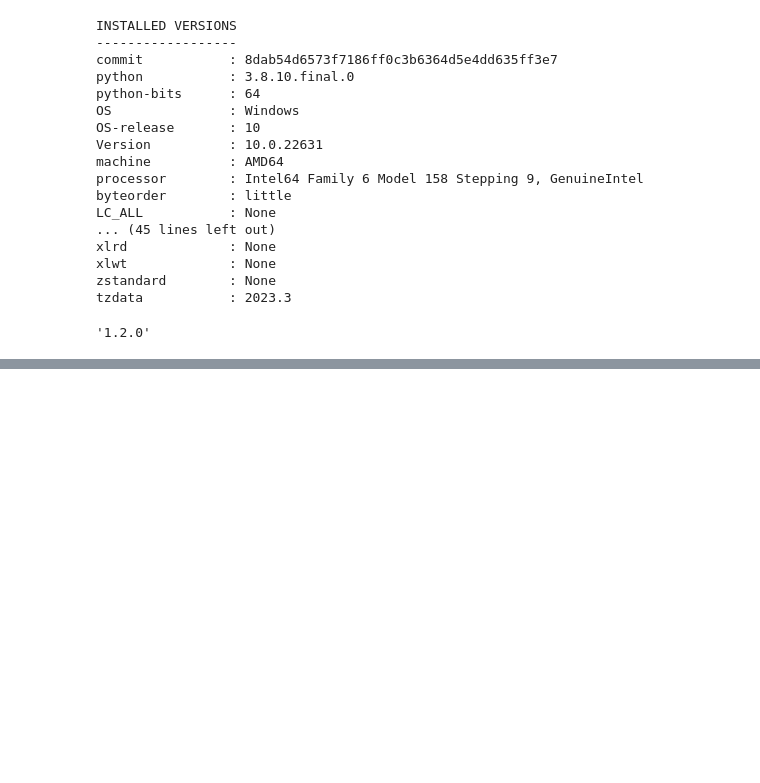
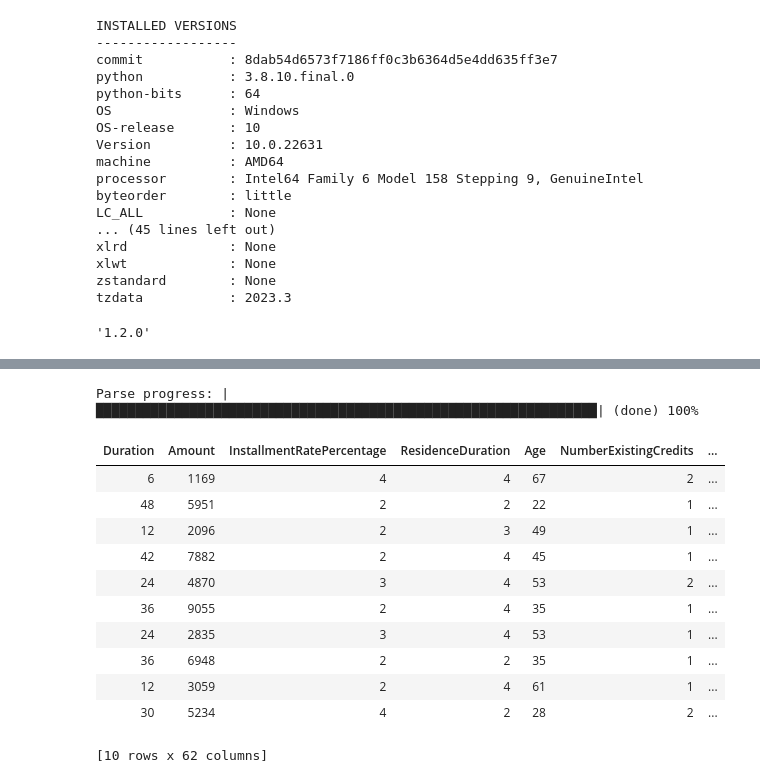
Before and after one commit to caojingw/ml_template, a Jupyter notebook: template.ipynb, the cells around one changed output, grey strips where cells are left out. Cells and saved outputs as stored; diff of their text form; code cells hidden in the pictures; blank space fills up the shorter version.

```diff
--- a/template.ipynb
+++ b/template.ipynb
@@ -210,0 +253,19 @@ Now:
+# %%
+data = h2o.import_file('https://raw.githubusercontent.com/stepthom/869_course/main/data/GermanCredit.csv')
+# %% [output]
+Parse progress: |████████████████████████████████████████████████████████████████| (done) 100%
+# %%
+data.head()
+# %% [output]
+| Duration | Amount | InstallmentRatePercentage | ResidenceDuration | Age | NumberExistingCredits | ... |
+| 6 | 1169 | 4 | 4 | 67 | 2 | ... |
+| 48 | 5951 | 2 | 2 | 22 | 1 | ... |
+| 12 | 2096 | 2 | 3 | 49 | 1 | ... |
+| 42 | 7882 | 2 | 4 | 45 | 1 | ... |
+| 24 | 4870 | 3 | 4 | 53 | 2 | ... |
+| 36 | 9055 | 2 | 4 | 35 | 1 | ... |
+| 24 | 2835 | 3 | 4 | 53 | 1 | ... |
+| 36 | 6948 | 2 | 2 | 35 | 1 | ... |
+| 12 | 3059 | 2 | 4 | 61 | 1 | ... |
+| 30 | 5234 | 4 | 2 | 28 | 2 | ... |
+[10 rows x 62 columns]
```
Also changed, not shown: parts of 9 cells of this notebook.
